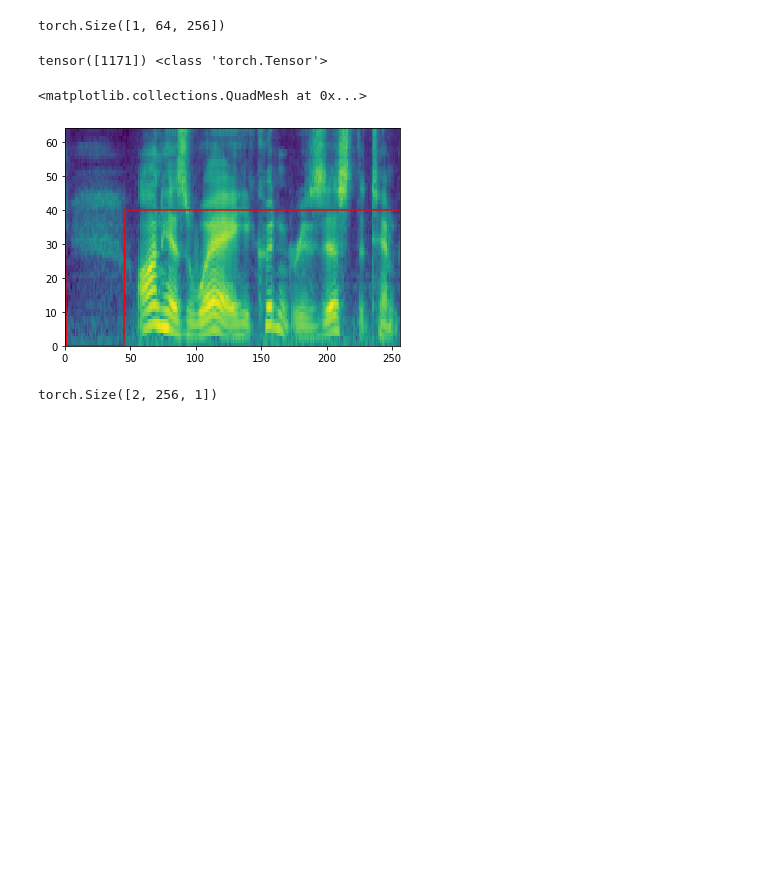
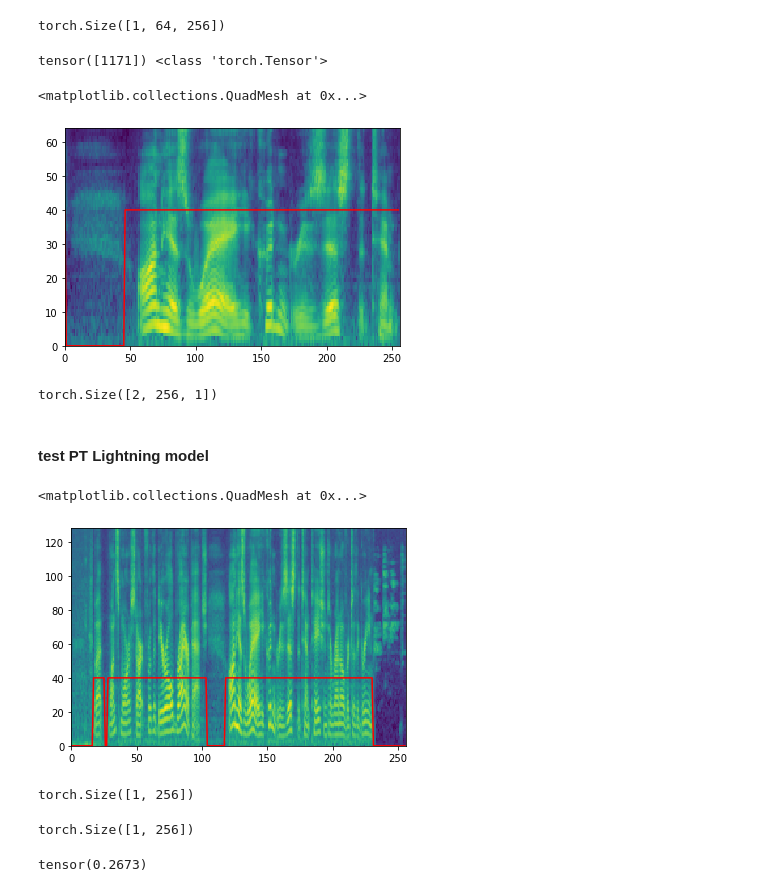
Before and after one commit to virgile-blg/VAD, a Jupyter notebook: testing.ipynb, the cells around one changed output. Drawn from its saved outputs; the diff is of its cells as text; code cells hidden in the pictures; blank space fills up the shorter version.

```diff
--- a/testing.ipynb
+++ b/testing.ipynb
@@ -90,3 +96,5 @@ probs = model(x)
 probs.shape
 # %% [output]
 torch.Size([2, 256, 1])
+# %% [markdown]
+#### test PT Lightning model
@@ -92,0 +115,19 @@ torch.Size([2, 256, 1])
+# %%
+path_list = glob(os.path.join(str('/home/virgile/data/vad_data_augmented/'), '*.wav'))
+# %%
+dataset = MelVADDataset(path_list,
+                        n_frames=256,
+                        nfft=1024,
+                        hop_length=512,
+                        n_mels=128,
+                        sr=16000,
+                        norm=False)
+# %%
+batch = dataset[1]
+# %%
+data = batch
+plt.plot(data['targets'].numpy()[0]*40, color='red')
+plt.pcolormesh(data['spectro'].numpy()[0])
+# %% [output]
+<matplotlib.collections.QuadMesh at 0x...>
+[figure, added]
@@ -92,0 +136,8 @@ torch.Size([2, 256, 1])
+# %%
+probs.shape
+# %% [output]
+torch.Size([1, 256])
+# %%
+data['targets'].shape
+# %% [output]
+torch.Size([1, 256])
@@ -92,0 +148,4 @@ torch.Size([2, 256, 1])
+# %%
+auroc(probs.squeeze(0), data['targets'].int().squeeze(0), )
+# %% [output]
+tensor(0.2673)
```
Also changed, not shown: parts of 15 cells of this notebook, 10 other files.
